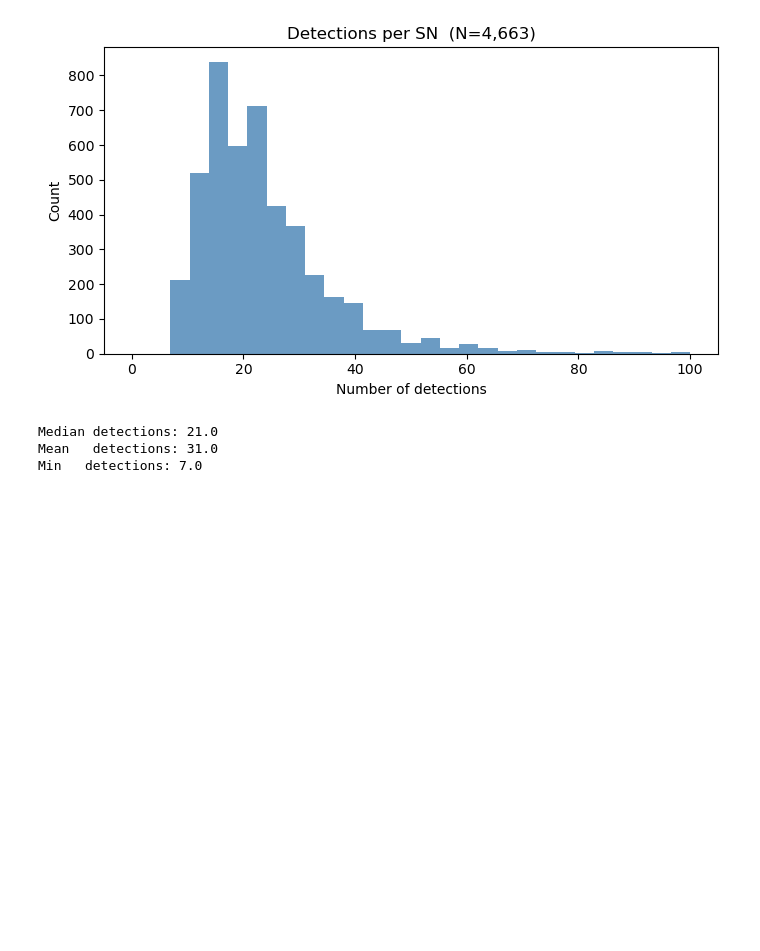
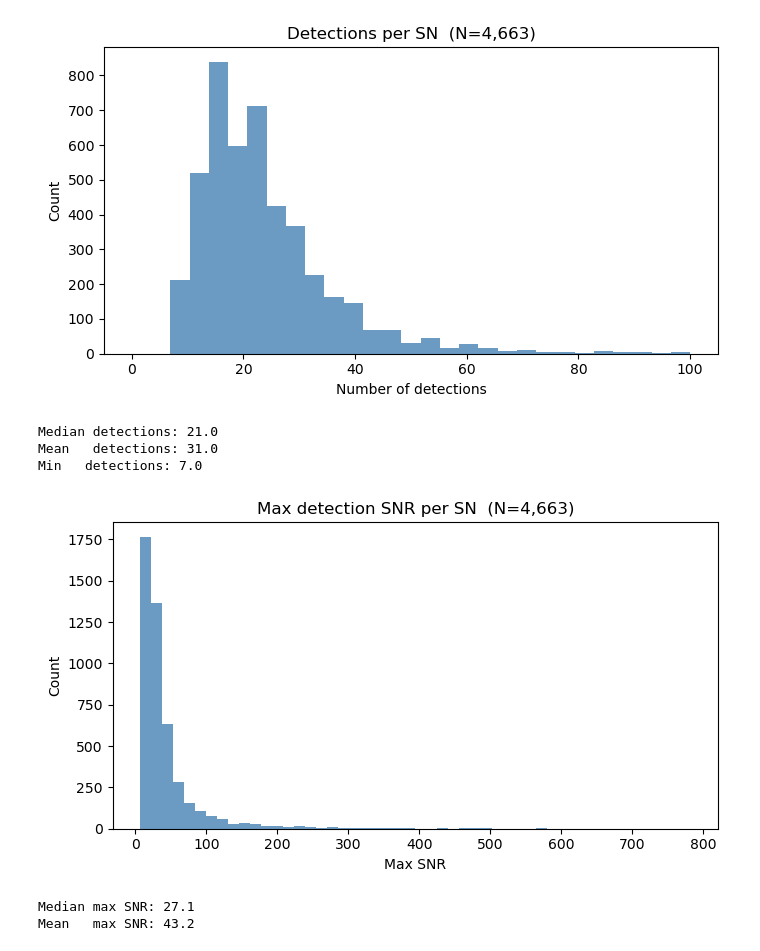
Before and after one commit to mi-dai/lightcurvelynx_rubin_dp2, a Jupyter notebook: dp2_sims_wfd.ipynb, the cells around one changed output. Saved outputs shown, nothing was run; the diff lists cells and outputs as text; code cells hidden in the pictures; blank space fills up the shorter version.

Commit message:
add max SNR histogram for quality-cut SNe in WFD notebook
Co-Authored-By: Claude Sonnet 4.6 <noreply@anthropic.com>

```diff
--- a/dp2_sims_wfd.ipynb
+++ b/dp2_sims_wfd.ipynb
@@ -489,3 +489,20 @@ print(f"Min   detections: {n_detections.min():.1f}")
 Median detections: 21.0
 Mean   detections: 31.0
 Min   detections: 7.0
+# %%
+# Max SNR per SN (after quality cuts)
+max_snr = lightcurves_after_quality_cut["lightcurve.snr"].groupby(level=0).max()
+
+fig, ax = plt.subplots(figsize=(7, 4))
+ax.hist(max_snr, bins=50, color="steelblue", alpha=0.8)
+ax.set(xlabel="Max SNR", ylabel="Count",
+       title=f"Max detection SNR per SN  (N={len(max_snr):,})")
+plt.tight_layout()
+plt.show()
+
+print(f"Median max SNR: {max_snr.median():.1f}")
+print(f"Mean   max SNR: {max_snr.mean():.1f}")
+# %% [output]
+[figure, added]
+Median max SNR: 27.1
+Mean   max SNR: 43.2
```
